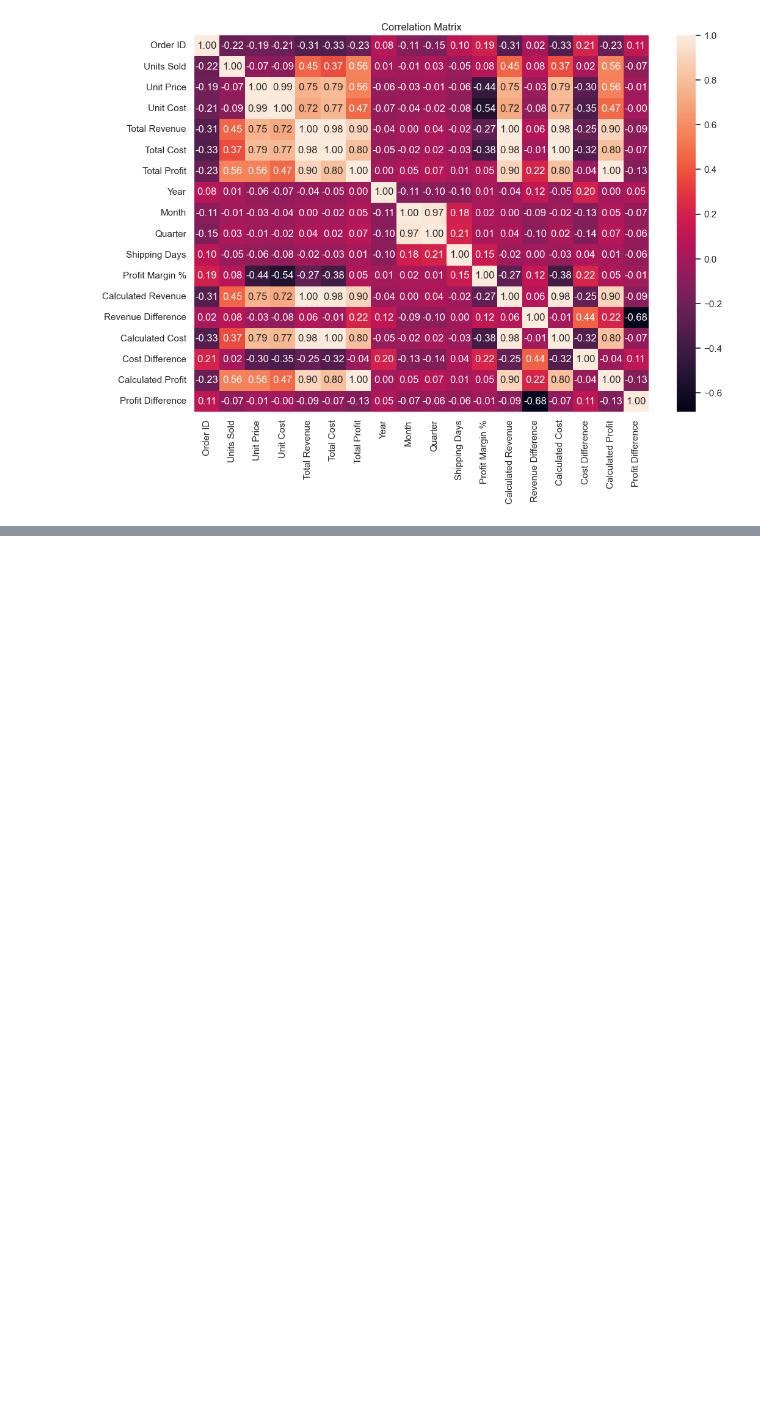
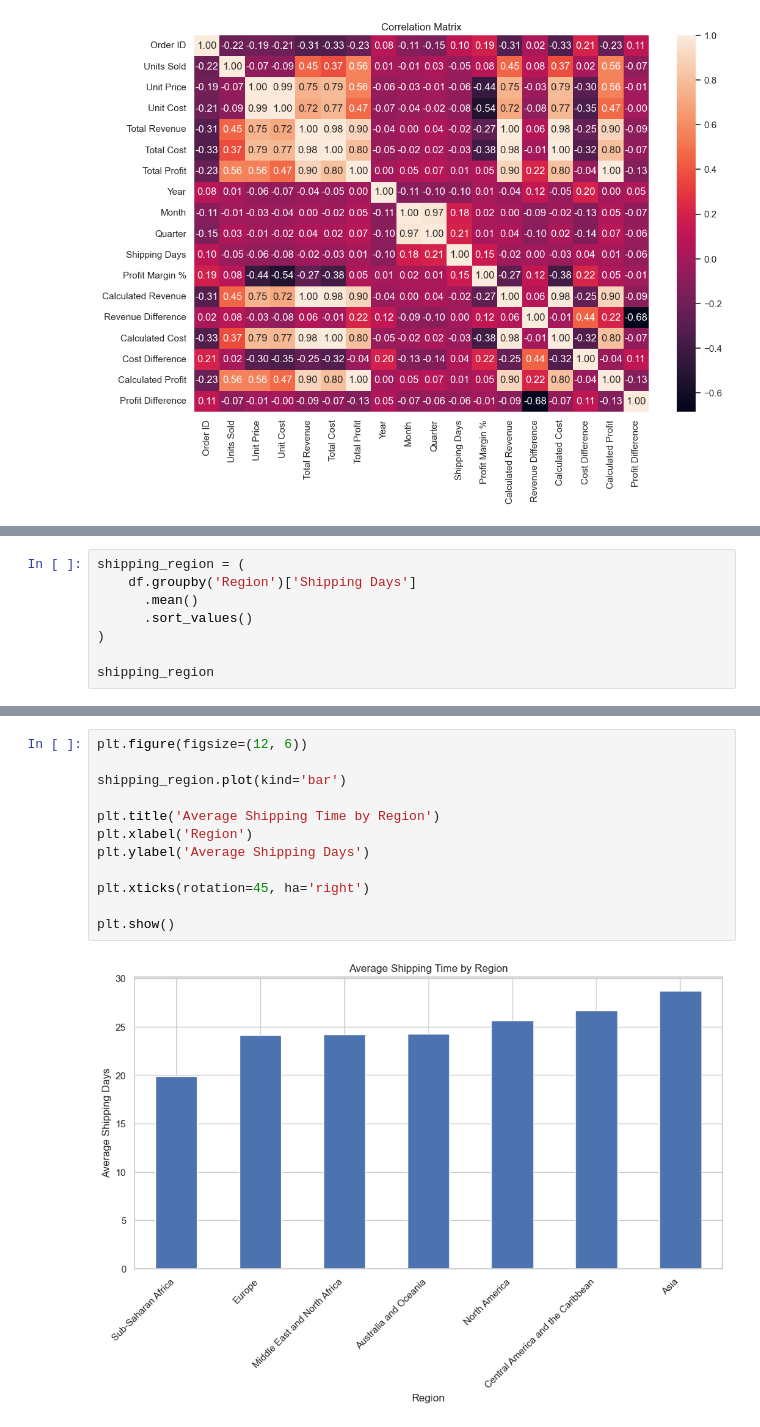
Before and after one commit to Ebin21/Amazon-Sales-Data-Analysis-using-python, a Jupyter notebook: Amazon-Sales.ipynb, the cells around one changed output, grey strips where cells are left out. Drawn from its saved outputs; the diff is of its cells as text; blank space fills up the shorter version.

```diff
--- a/Amazon-Sales.ipynb
+++ b/Amazon-Sales.ipynb
@@ -725,0 +756,8 @@ plt.show()
+# %%
+shipping_region = (
+    df.groupby('Region')['Shipping Days']
+      .mean()
+      .sort_values()
+)
+
+shipping_region
@@ -725,0 +774,14 @@ plt.show()
+# %%
+plt.figure(figsize=(12, 6))
+
+shipping_region.plot(kind='bar')
+
+plt.title('Average Shipping Time by Region')
+plt.xlabel('Region')
+plt.ylabel('Average Shipping Days')
+
+plt.xticks(rotation=45, ha='right')
+
+plt.show()
+# %% [output]
+[figure, added]
```
Also changed, not shown: parts of 5 cells of this notebook.
